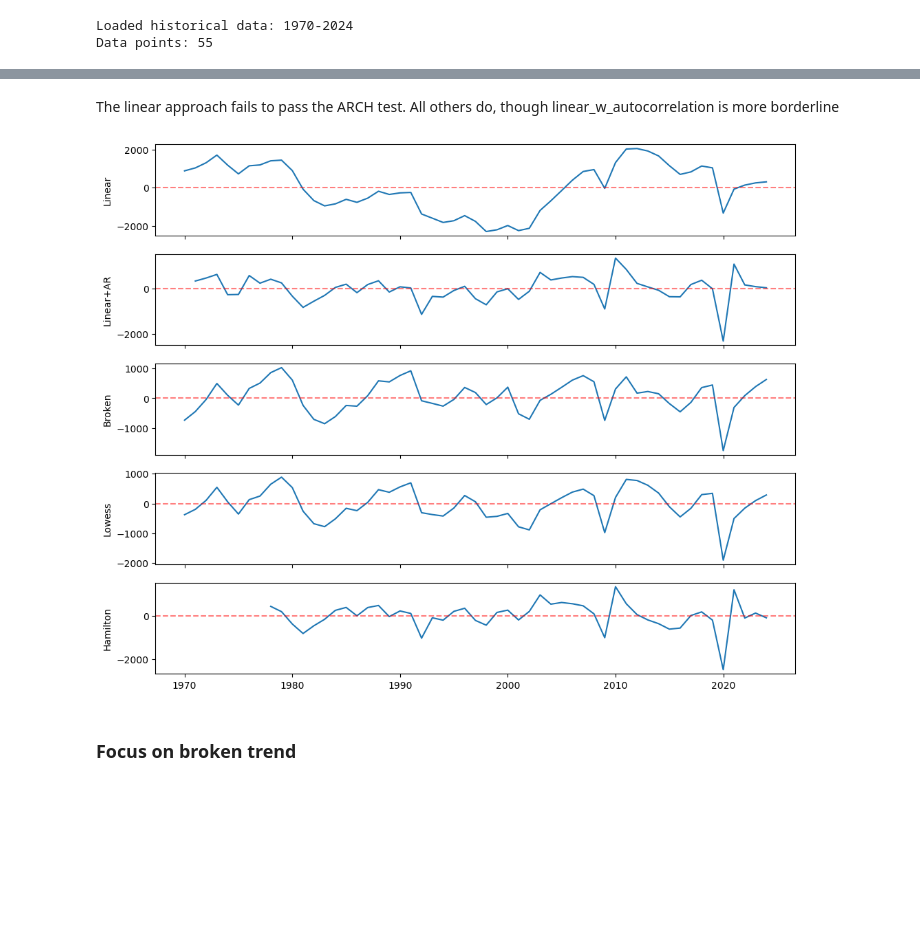
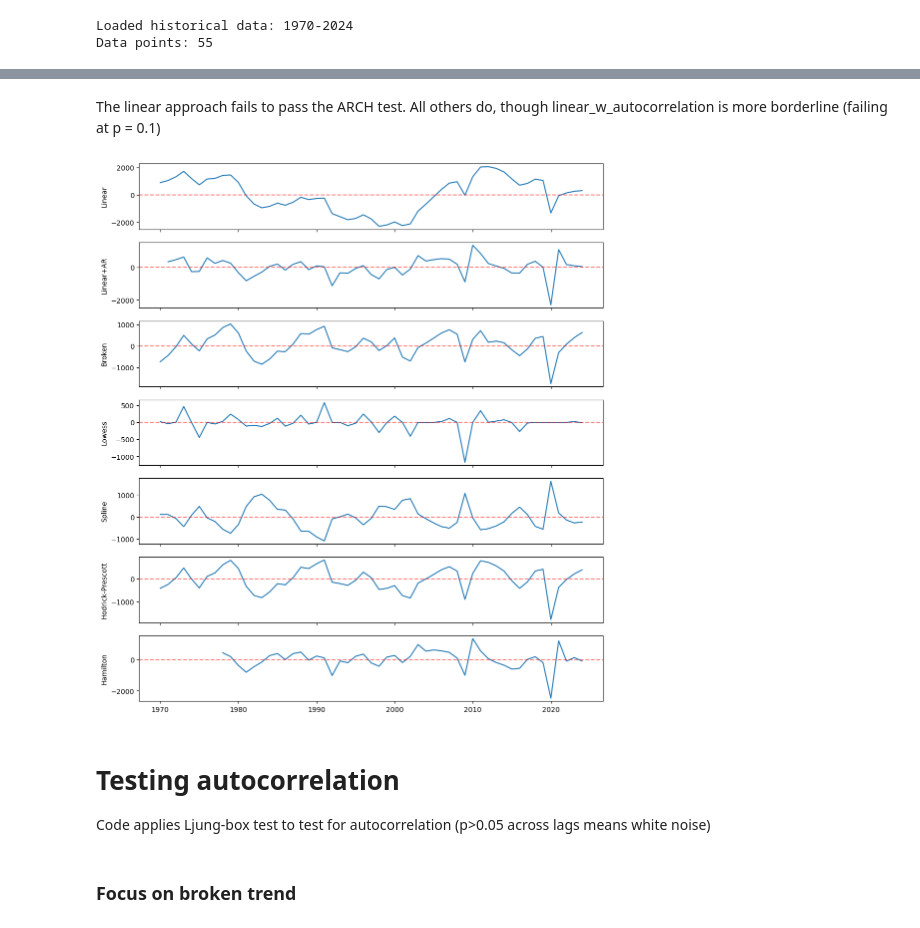
Before and after one commit to nezzag/peaking_test, a Jupyter notebook: notebooks/statistical_tests.ipynb, the cells around one changed output, grey strips where cells are left out. Saved outputs shown, nothing was run; the diff lists cells and outputs as text; code cells hidden in the pictures; blank space fills up the shorter version.

Commit message:
Update example notebook and statistical test nb

```diff
--- a/notebooks/statistical_tests.ipynb
+++ b/notebooks/statistical_tests.ipynb
@@ -49,9 +48,9 @@ emissions_tester.load_historical_data(
 with HiddenPrints():
     for method in methods:
         if method == 'lowess':
-            emissions_tester.characterize_noise(method=method, noise_type = 'normal',include_test_data=False, frac=0.1)
+            emissions_tester.characterize_noise(method=method, noise_type = 't-dist',include_test_data=False, fraction=0.1)
         else:
-            emissions_tester.characterize_noise(method=method, noise_type = 'normal',include_test_data=False)
+            emissions_tester.characterize_noise(method=method, noise_type = 't-dist',include_test_data=False)
         residuals_dict[method] = emissions_tester.residuals
         innovations_dict[method] = emissions_tester.autocorr_params['residuals']
 # %% [output]
@@ -80,18 +79,23 @@ print(arch_df)
 # %% [markdown]
-The linear approach fails to pass the ARCH test. All others do, though linear_w_autocorrelation is more borderline
+The linear approach fails to pass the ARCH test. All others do, though linear_w_autocorrelation is more borderline (failing at p = 0.1)
 # %%
 # Plotting residuals for all methods to visually inspect for patterns - shows that linear has a pattern
-fig, axes = plt.subplots(5, 1, figsize=(12, 10), sharex=True)
+fig, axes = plt.subplots(7, 1, figsize=(12, 14), sharex=True)
 for i, (method, resids) in enumerate([('Linear', residuals_dict['linear']),
                                        ('Linear+AR', residuals_dict['linear_w_autocorrelation']),
                                        ('Broken', residuals_dict['broken_trend']),
                                        ('Lowess', residuals_dict['lowess']),
+                                       ('Spline', residuals_dict['spline']),
+                                       ('Hodrick-Prescott', residuals_dict['hp']),
                                        ('Hamilton', residuals_dict['hamilton'])]):
     axes[i].plot(resids)
     axes[i].set_ylabel(method)
     axes[i].axhline(0, color='red', linestyle='--', alpha=0.5)
 # %% [output]
-[figure, old version]
+[figure, new version]
+# %% [markdown]
+# Testing autocorrelation
+Code applies Ljung-box test to test for autocorrelation (p>0.05 across lags means white noise)
 # %% [markdown]
 ### Focus on broken trend
 # %%
```
Also changed, not shown: parts of 27 cells of this notebook, 2 other files.
